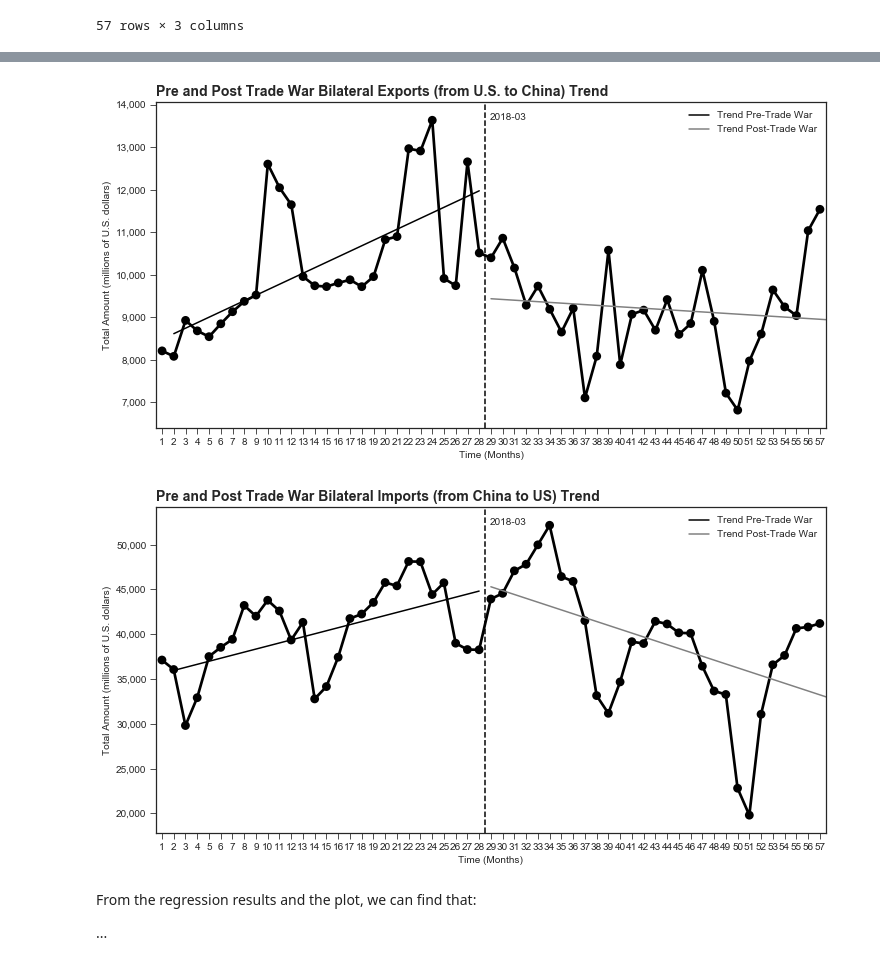
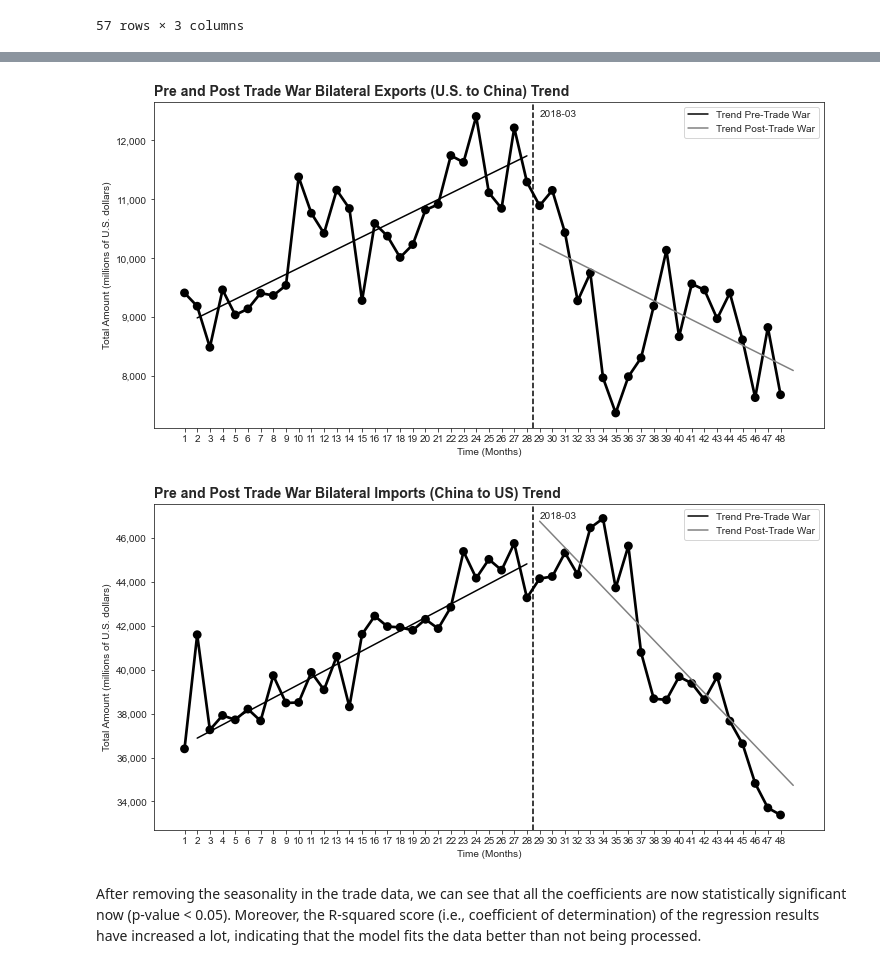
Before and after one commit to epfl-ada/ada-2020-project-milestone-p3-p3_lovela-data-science, a Jupyter notebook: project_notebook.ipynb, the cells around one changed output, grey strips where cells are left out. Saved outputs shown, nothing was run; the diff lists cells and outputs as text; code cells hidden in the pictures.

```diff
--- a/project_notebook.ipynb
+++ b/project_notebook.ipynb
@@ -225,0 +291,10 @@ Warnings:
+# %%
+# Decompose
+dates = pd.DatetimeIndex([d for d in bilateral_its_df['time']])
+bilateral_its_df.set_index(dates, inplace=True)
+result_imports = seasonal_decompose(bilateral_its_df['imports'], model='additive', period=12, extrapolate_trend='freq')
+
+# Plot
+plt.rcParams.update({'figure.figsize': (10,10)})
+result_imports.plot().suptitle('Time Series Decomposition of US Imports', x=0.5, y=0, fontsize=14)
+plt.show()
@@ -225,0 +303,10 @@ Warnings:
+# %%
+# Decompose
+dates = pd.DatetimeIndex([d for d in bilateral_its_df['time']])
+bilateral_its_df.set_index(dates, inplace=True)
+result_exports = seasonal_decompose(bilateral_its_df['exports'], model='additive', period=12, extrapolate_trend='freq')
+
+# Plot
+plt.rcParams.update({'figure.figsize': (10,10)})
+result_exports.plot().suptitle('Time Series Decomposition of US Exports', x=0.5, y=0, fontsize=14)
+plt.show()
@@ -225,0 +317,4 @@ Warnings:
+# %%
+# Add the trend to dataframe
+bilateral_its_df["imports_trend"] = result_imports.trend + result_imports.resid
+bilateral_its_df["exports_trend"] = result_exports.trend + result_exports.resid
@@ -225,0 +346,7 @@ Warnings:
+# %%
+# Declare the model for exports segmented regression analysis
+model_exports = smf.ols(formula='exports_trend ~ time_feature + C(intervention) + postslope', data=bilateral_its_df)
+# Fits the model
+res_exports_bilateral = model_exports.fit()
+# Print the summary output
+print(res_exports_bilateral.summary())
@@ -226,12 +371,10 @@ Warnings:
 # %%
-plot_its_result(bilateral_its_df, res_exports, "time", "exports", "2018-03", "Pre and Post Trade War Bilateral Exports (from U.S. to China) Trend")
+plot_its_result(bilateral_its_df, res_exports_bilateral, "time", "exports_trend", "2018-03", "Pre and Post Trade War Bilateral Exports (U.S. to China) Trend")
 # %% [output]
-[figure, old version]
+[figure, new version]
 # %%
-plot_its_result(bilateral_its_df, res_imports, "time", "imports", "2018-03", "Pre and Post Trade War Bilateral Imports (from China to US) Trend")
+plot_its_result(bilateral_its_df, res_imports_bilateral, "time", "imports_trend", "2018-03", "Pre and Post Trade War Bilateral Imports (China to US) Trend")
 # %% [output]
-[figure, old version]
+[figure, new version]
-# %% [markdown]
-From the regression results and the plot, we can find that:
-
-...
+# %% [markdown]
+After removing the seasonality in the trade data, we can see that all the coefficients are now statistically significant now (p-value < 0.05). Moreover, the R-squared score (i.e., coefficient of determination) of the regression results have increased a lot, indicating that the model fits the data better than not being processed.
```
Also changed, not shown: parts of 39 cells of this notebook, 1 other file.
